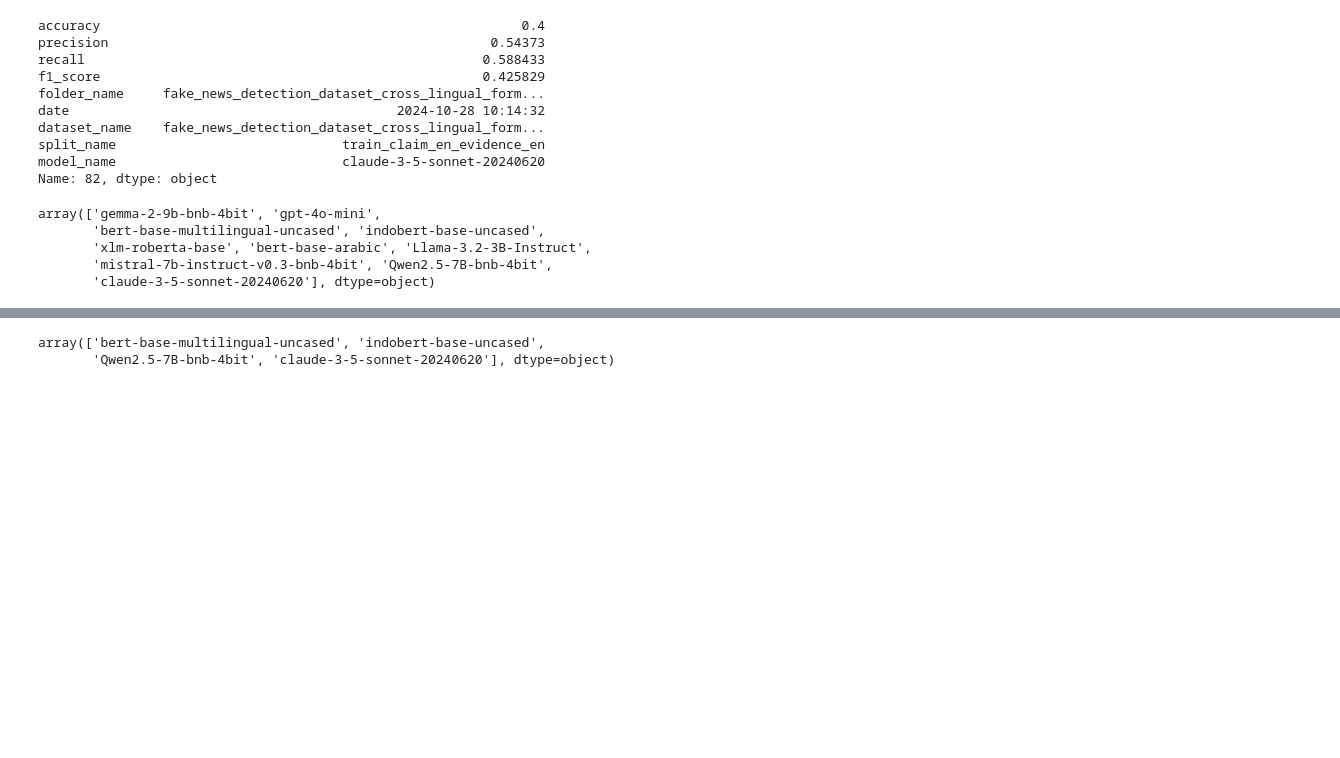
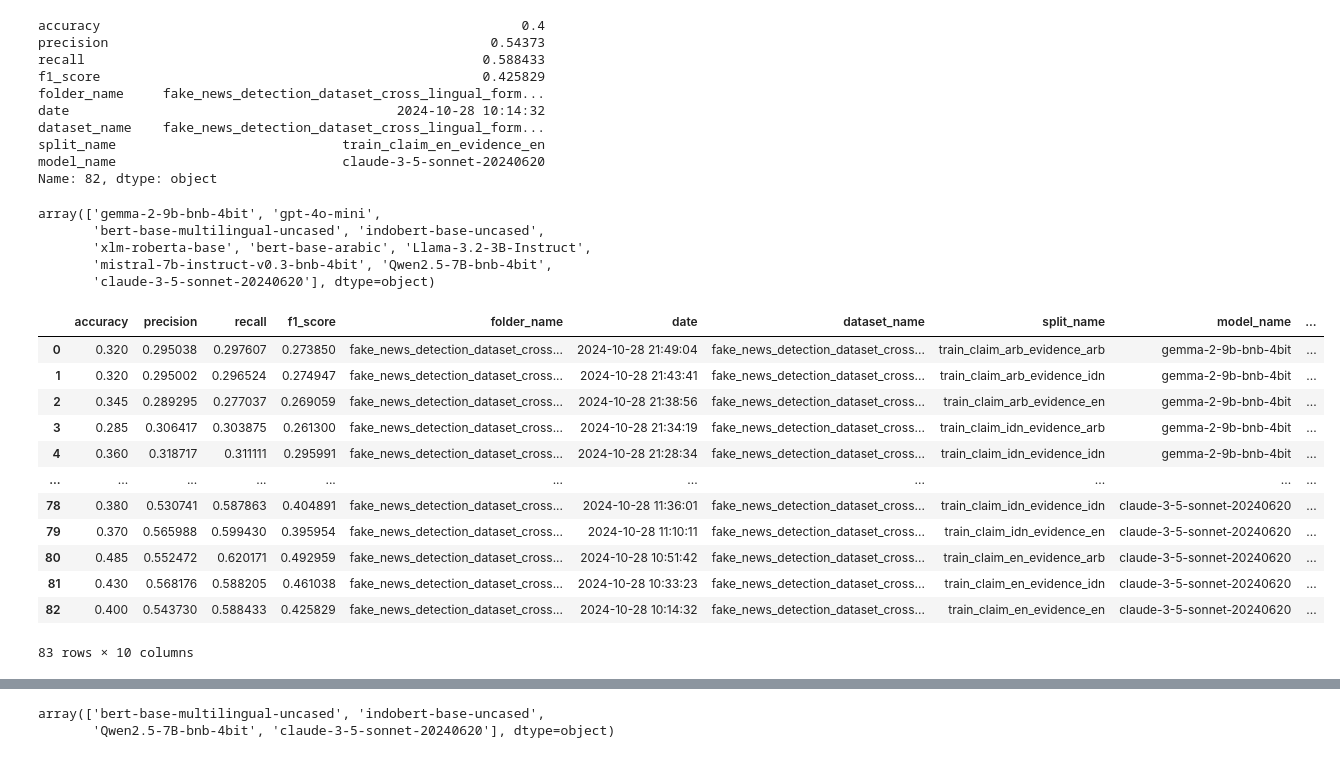
Before and after one commit to Erland366/supertrainer, a Jupyter notebook: notebooks/combine_results.ipynb, the cells around one changed output, grey strips where cells are left out. Cells and saved outputs as stored; diff of their text form; code cells hidden in the pictures; blank space fills up the shorter version.

```diff
--- a/notebooks/combine_results.ipynb
+++ b/notebooks/combine_results.ipynb
@@ -147,0 +256,16 @@ model_map_to_short = {
+# %%
+metrics_df
+# %% [output]
+|  | accuracy | precision | recall | f1_score | folder_name | date | dataset_name | split_name | model_name | ... |
+| 0 | 0.320 | 0.295038 | 0.297607 | 0.273850 | fake_news_detection_dataset_cross... | 2024-10-28 21:49:04 | fake_news_detection_dataset_cross... | train_claim_arb_evidence_arb | gemma-2-9b-bnb-4bit | ... |
+| 1 | 0.320 | 0.295002 | 0.296524 | 0.274947 | fake_news_detection_dataset_cross... | 2024-10-28 21:43:41 | fake_news_detection_dataset_cross... | train_claim_arb_evidence_idn | gemma-2-9b-bnb-4bit | ... |
+| 2 | 0.345 | 0.289295 | 0.277037 | 0.269059 | fake_news_detection_dataset_cross... | 2024-10-28 21:38:56 | fake_news_detection_dataset_cross... | train_claim_arb_evidence_en | gemma-2-9b-bnb-4bit | ... |
+| 3 | 0.285 | 0.306417 | 0.303875 | 0.261300 | fake_news_detection_dataset_cross... | 2024-10-28 21:34:19 | fake_news_detection_dataset_cross... | train_claim_idn_evidence_arb | gemma-2-9b-bnb-4bit | ... |
+| 4 | 0.360 | 0.318717 | 0.311111 | 0.295991 | fake_news_detection_dataset_cross... | 2024-10-28 21:28:34 | fake_news_detection_dataset_cross... | train_claim_idn_evidence_idn | gemma-2-9b-bnb-4bit | ... |
+| ... | ... | ... | ... | ... | ... | ... | ... | ... | ... | ... |
+| 78 | 0.380 | 0.530741 | 0.587863 | 0.404891 | fake_news_detection_dataset_cross... | 2024-10-28 11:36:01 | fake_news_detection_dataset_cross... | train_claim_idn_evidence_idn | claude-3-5-sonnet-20240620 | ... |
+| 79 | 0.370 | 0.565988 | 0.599430 | 0.395954 | fake_news_detection_dataset_cross... | 2024-10-28 11:10:11 | fake_news_detection_dataset_cross... | train_claim_idn_evidence_en | claude-3-5-sonnet-20240620 | ... |
+| 80 | 0.485 | 0.552472 | 0.620171 | 0.492959 | fake_news_detection_dataset_cross... | 2024-10-28 10:51:42 | fake_news_detection_dataset_cross... | train_claim_en_evidence_arb | claude-3-5-sonnet-20240620 | ... |
+| 81 | 0.430 | 0.568176 | 0.588205 | 0.461038 | fake_news_detection_dataset_cross... | 2024-10-28 10:33:23 | fake_news_detection_dataset_cross... | train_claim_en_evidence_idn | claude-3-5-sonnet-20240620 | ... |
+| 82 | 0.400 | 0.543730 | 0.588433 | 0.425829 | fake_news_detection_dataset_cross... | 2024-10-28 10:14:32 | fake_news_detection_dataset_cross... | train_claim_en_evidence_en | claude-3-5-sonnet-20240620 | ... |
+83 rows × 10 columns
```
Also changed, not shown: parts of 8 cells of this notebook, 1 other file.
